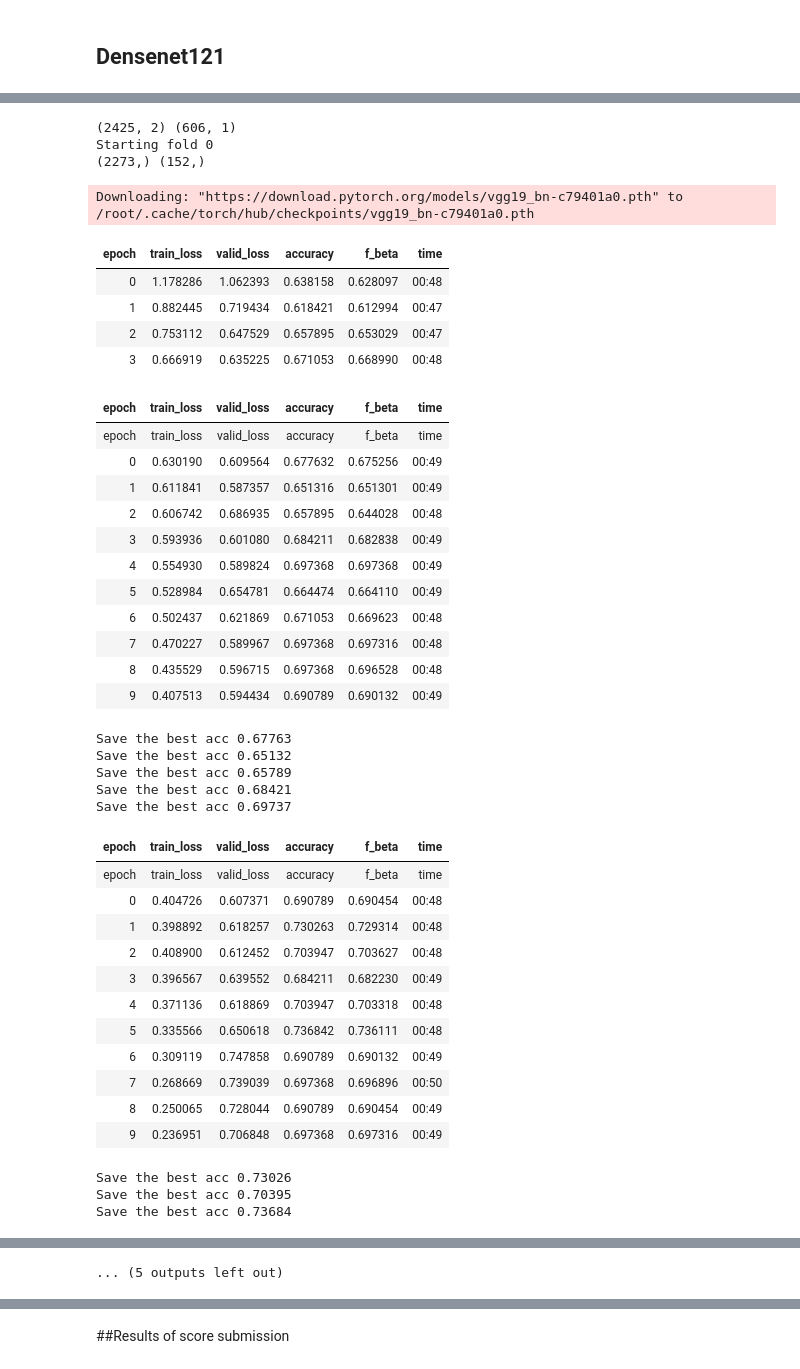
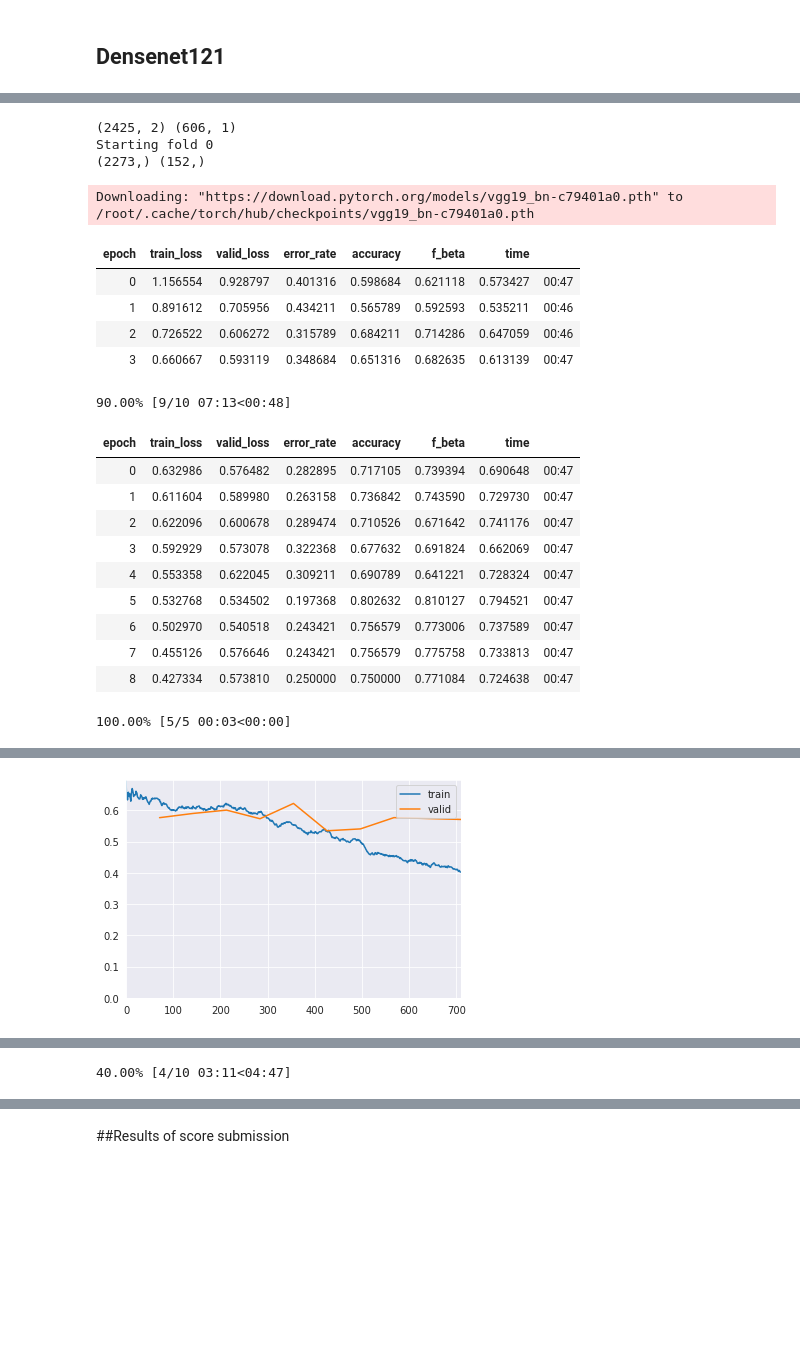
Before and after one commit to plaban1981/Dphi_hackathon, a Jupyter notebook: Pneumonia_Classification_Challenge.ipynb, the cells around one changed output, grey strips where cells are left out. Saved outputs shown, nothing was run; the diff lists cells and outputs as text; code cells hidden in the pictures; blank space fills up the shorter version.

```diff
--- a/Pneumonia_Classification_Challenge.ipynb
+++ b/Pneumonia_Classification_Challenge.ipynb
@@ -427,79 +510,58 @@ if __name__=="__main__":
     tfms1 = get_transforms(max_zoom=1.5)
     test_preds_all = []
     val_preds_all = []
-    for i in range(1):
+    for i in range(2):
         print("Starting fold {}".format(i))
         tr_idx, val_idx = cvlist[i]
         print(tr_idx.shape, val_idx.shape)
         src = (ImageList.from_df(train_df, path=ROOT).split_by_idxs(tr_idx, val_idx)
                                                             .label_from_df())
-        data = ImageDataBunch.create_from_ll(src, ds_tfms=tfms1, size=224, bs=32, resize_method=3).normalize(imagenet_stats)
+        data = ImageDataBunch.create_from_ll(src, ds_tfms=tfms1, size=224, bs=32, resize_method=ResizeMethod.SQUISH).normalize(imagenet_stats)
         data.add_test(ImageList.from_df(test_df, path=ROOT, folder="test"))
         #learn = cnn_learner(data, models.densenet121, metrics=accuracy, ps=0.5)
-        learn = cnn_learner(data, models.vgg19_bn, metrics=[accuracy,fscore], ps=0.5)
+        learn = cnn_learner(data, models.vgg19_bn, metrics=[error_rate,accuracy,fscore], ps=0.5)
         # learn.model[0].load_state_dict(torch.load("../input/save-body-weights-marvel/bestmodel_body.path"))
-        cb = SaveBestModel(learn, name="bestmodel_{}".format(i))
+        #cb = SaveBestModel(learn, name="bestmodel_{}".format(i))
+        cb =[SaveModelCallback(learn,monitor="error_rate",mode="min",name="bestmodel_{}".format(i)),
+                               ShowGraph(learn),EarlyStoppingCallback(learn, min_delta=1e-5, patience=3),]
         # learn.fit(1, callbacks=cb)
         learn.fit_one_cycle(4)
         learn.unfreeze()
-        learn.fit_one_cycle(10, max_lr=1e-4, callbacks=[cb])
-        learn.fit_one_cycle(10, max_lr=5e-5, callbacks=[cb])
-        learn.fit_one_cycle(10, max_lr=1e-5, callbacks=[cb])
-        learn.fit_one_cycle(10, max_lr=5e-6, callbacks=[cb])
-        learn.fit_one_cycle(7, max_lr=1e-6, callbacks=[cb])
+        learn.fit_one_cycle(10, max_lr=1e-4, callbacks=cb)
+        learn.fit_one_cycle(10, max_lr=5e-5, callbacks=cb)
+        learn.fit_one_cycle(10, max_lr=1e-5, callbacks=cb)
+        learn.fit_one_cycle(10, max_lr=5e-6, callbacks=cb)
+        learn.fit_one_cycle(7, max_lr=1e-6, callbacks=cb)
         learn.load("bestmodel_{}".format(i))
         val_preds, y = learn.TTA(ds_type=DatasetType.Valid)
         val_preds = np.exp(val_preds.numpy())
         print("F1 score for this fold ",f1_score(y.numpy(), np.argmax(val_preds,axis=1), average='weighted'))
         test_preds = np.exp(learn.TTA(ds_type=DatasetType.Test)[0].numpy())
         test_preds_all.append(test_preds)
         val_preds_all.append(val_preds)
         fname = "bestmodel_{}.pth".format(i)
         src = str(Path(ROOT) / "models" / fname)
     test_preds_all = np.mean(test_preds_all, axis=0)
     val_preds_all = np.concatenate(val_preds_all, axis=0)
-
-    np.save("test_preds.npy", test_preds_all)
-    np.save("val_preds.npy", val_preds_all)
 # %% [output]
 (2425, 2) (606, 1)
 Starting fold 0
 (2273,) (152,)
 Downloading: "https://download.pytorch.org/models/vgg19_bn-c79401a0.pth" to /root/.cache/torch/hub/checkpoints/vgg19_bn-c79401a0.pth
-| epoch | train_loss | valid_loss | accuracy | f_beta | time |
-| 0 | 1.178286 | 1.062393 | 0.638158 | 0.628097 | 00:48 |
-| 1 | 0.882445 | 0.719434 | 0.618421 | 0.612994 | 00:47 |
-| 2 | 0.753112 | 0.647529 | 0.657895 | 0.653029 | 00:47 |
-| 3 | 0.666919 | 0.635225 | 0.671053 | 0.668990 | 00:48 |
+| epoch | train_loss | valid_loss | error_rate | accuracy | f_beta | time |
+| 0 | 1.156554 | 0.928797 | 0.401316 | 0.598684 | 0.621118 | 0.573427 | 00:47 |
+| 1 | 0.891612 | 0.705956 | 0.434211 | 0.565789 | 0.592593 | 0.535211 | 00:46 |
+| 2 | 0.726522 | 0.606272 | 0.315789 | 0.684211 | 0.714286 | 0.647059 | 00:46 |
+| 3 | 0.660667 | 0.593119 | 0.348684 | 0.651316 | 0.682635 | 0.613139 | 00:47 |
+90.00% [9/10 07:13<00:48]
-| epoch | train_loss | valid_loss | accuracy | f_beta | time |
-| epoch | train_loss | valid_loss | accuracy | f_beta | time |
-| 0 | 0.630190 | 0.609564 | 0.677632 | 0.675256 | 00:49 |
-| 1 | 0.611841 | 0.587357 | 0.651316 | 0.651301 | 00:49 |
-| 2 | 0.606742 | 0.686935 | 0.657895 | 0.644028 | 00:48 |
-| 3 | 0.593936 | 0.601080 | 0.684211 | 0.682838 | 00:49 |
-| 4 | 0.554930 | 0.589824 | 0.697368 | 0.697368 | 00:49 |
-| 5 | 0.528984 | 0.654781 | 0.664474 | 0.664110 | 00:49 |
-| 6 | 0.502437 | 0.621869 | 0.671053 | 0.669623 | 00:48 |
-| 7 | 0.470227 | 0.589967 | 0.697368 | 0.697316 | 00:48 |
-| 8 | 0.435529 | 0.596715 | 0.697368 | 0.696528 | 00:48 |
-| 9 | 0.407513 | 0.594434 | 0.690789 | 0.690132 | 00:49 |
+| epoch | train_loss | valid_loss | error_rate | accuracy | f_beta | time |
+| 0 | 0.632986 | 0.576482 | 0.282895 | 0.717105 | 0.739394 | 0.690648 | 00:47 |
+| 1 | 0.611604 | 0.589980 | 0.263158 | 0.736842 | 0.743590 | 0.729730 | 00:47 |
+| 2 | 0.622096 | 0.600678 | 0.289474 | 0.710526 | 0.671642 | 0.741176 | 00:47 |
+| 3 | 0.592929 | 0.573078 | 0.322368 | 0.677632 | 0.691824 | 0.662069 | 00:47 |
+| 4 | 0.553358 | 0.622045 | 0.309211 | 0.690789 | 0.641221 | 0.728324 | 00:47 |
+| 5 | 0.532768 | 0.534502 | 0.197368 | 0.802632 | 0.810127 | 0.794521 | 00:47 |
+| 6 | 0.502970 | 0.540518 | 0.243421 | 0.756579 | 0.773006 | 0.737589 | 00:47 |
+| 7 | 0.455126 | 0.576646 | 0.243421 | 0.756579 | 0.775758 | 0.733813 | 00:47 |
+| 8 | 0.427334 | 0.573810 | 0.250000 | 0.750000 | 0.771084 | 0.724638 | 00:47 |
-Save the best acc 0.67763
-Save the best acc 0.65132
-Save the best acc 0.65789
-Save the best acc 0.68421
-Save the best acc 0.69737
-| epoch | train_loss | valid_loss | accuracy | f_beta | time |
-| epoch | train_loss | valid_loss | accuracy | f_beta | time |
-| 0 | 0.404726 | 0.607371 | 0.690789 | 0.690454 | 00:48 |
-| 1 | 0.398892 | 0.618257 | 0.730263 | 0.729314 | 00:48 |
-| 2 | 0.408900 | 0.612452 | 0.703947 | 0.703627 | 00:48 |
-| 3 | 0.396567 | 0.639552 | 0.684211 | 0.682230 | 00:49 |
-| 4 | 0.371136 | 0.618869 | 0.703947 | 0.703318 | 00:48 |
-| 5 | 0.335566 | 0.650618 | 0.736842 | 0.736111 | 00:48 |
-| 6 | 0.309119 | 0.747858 | 0.690789 | 0.690132 | 00:49 |
-| 7 | 0.268669 | 0.739039 | 0.697368 | 0.696896 | 00:50 |
-| 8 | 0.250065 | 0.728044 | 0.690789 | 0.690454 | 00:49 |
-| 9 | 0.236951 | 0.706848 | 0.697368 | 0.697316 | 00:49 |
-Save the best acc 0.73026
-Save the best acc 0.70395
-Save the best acc 0.73684
+100.00% [5/5 00:03<00:00]
@@ -541,0 +569 @@ Save the best acc 0.73026
+[figure, added]
@@ -543 +573 @@ Save the best acc 0.73684
-... (5 outputs left out)
+40.00% [4/10 03:11<04:47]
```
Also changed, not shown: parts of 12 cells of this notebook.
